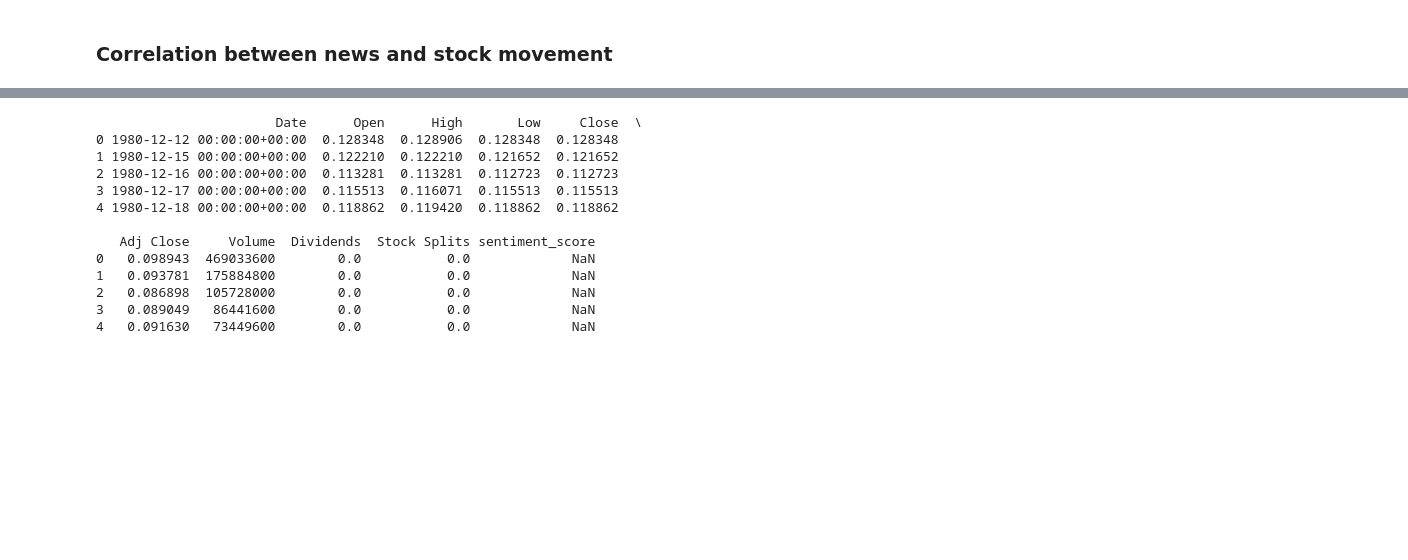
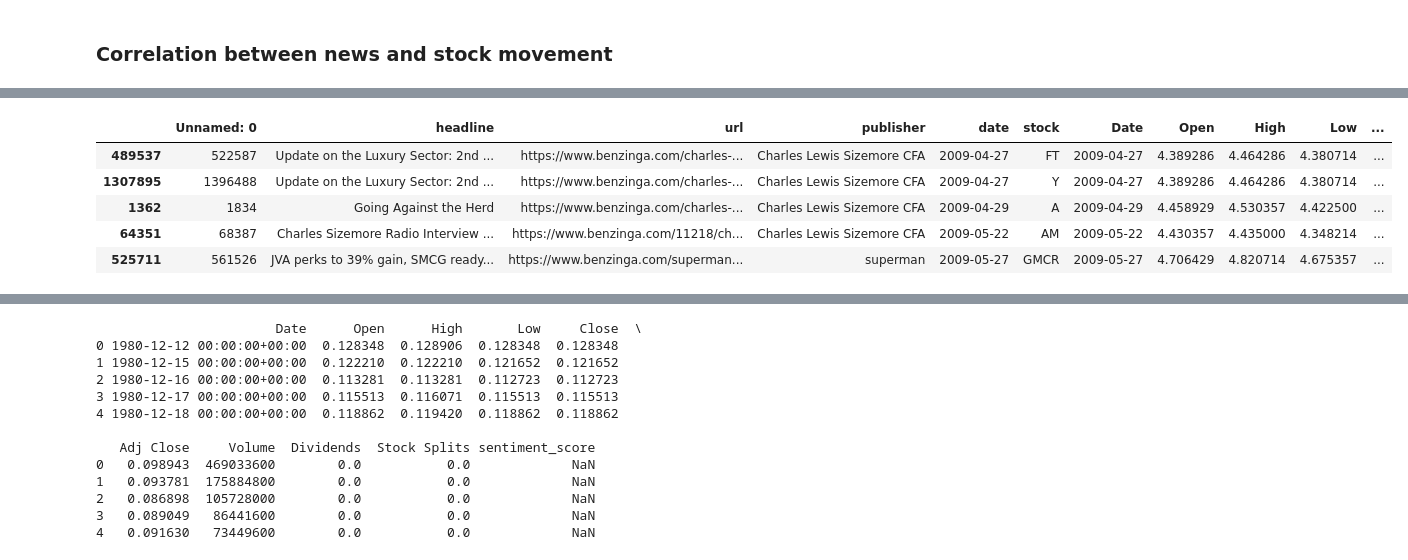
Before and after one commit to amannnnnyyyy/Stock-Price-Prediction, a Jupyter notebook: notebooks/analysis.ipynb, the cells around one changed output, grey strips where cells are left out. Cells and saved outputs as stored; diff of their text form; code cells hidden in the pictures; blank space fills up the shorter version.

```diff
--- a/notebooks/analysis.ipynb
+++ b/notebooks/analysis.ipynb
@@ -730,0 +782,20 @@ news = pd.read_csv('../docs/raw_analyst_ratings.csv')
+# %%
+aligned_data['date'] = pd.to_datetime(aligned_data['date']).dt.tz_localize(None)
+
+# Sort DataFrame by date to ensure correct order
+stock_prices = aligned_data.sort_values(by='date')
+
+# Calculate daily stock returns
+stock_prices['daily_return'] = stock_prices['Close'].pct_change() * 100
+
+stock_prices['daily_return'] = stock_prices['daily_return'].fillna(0)
+
+# Display the DataFrame with daily returns
+display(stock_prices.head())
+# %% [output]
+|  | Unnamed: 0 | headline | url | publisher | date | stock | Date | Open | High | Low | ... |
+| 489537 | 522587 | Update on the Luxury Sector: 2nd ... | https://www.benzinga.com/charles-... | Charles Lewis Sizemore CFA | 2009-04-27 | FT | 2009-04-27 | 4.389286 | 4.464286 | 4.380714 | ... |
+| 1307895 | 1396488 | Update on the Luxury Sector: 2nd ... | https://www.benzinga.com/charles-... | Charles Lewis Sizemore CFA | 2009-04-27 | Y | 2009-04-27 | 4.389286 | 4.464286 | 4.380714 | ... |
+| 1362 | 1834 | Going Against the Herd | https://www.benzinga.com/charles-... | Charles Lewis Sizemore CFA | 2009-04-29 | A | 2009-04-29 | 4.458929 | 4.530357 | 4.422500 | ... |
+| 64351 | 68387 | Charles Sizemore Radio Interview ... | https://www.benzinga.com/11218/ch... | Charles Lewis Sizemore CFA | 2009-05-22 | AM | 2009-05-22 | 4.430357 | 4.435000 | 4.348214 | ... |
+| 525711 | 561526 | JVA perks to 39% gain, SMCG ready... | https://www.benzinga.com/superman... | superman | 2009-05-27 | GMCR | 2009-05-27 | 4.706429 | 4.820714 | 4.675357 | ... |
```
Also changed, not shown: parts of 8 cells of this notebook.
